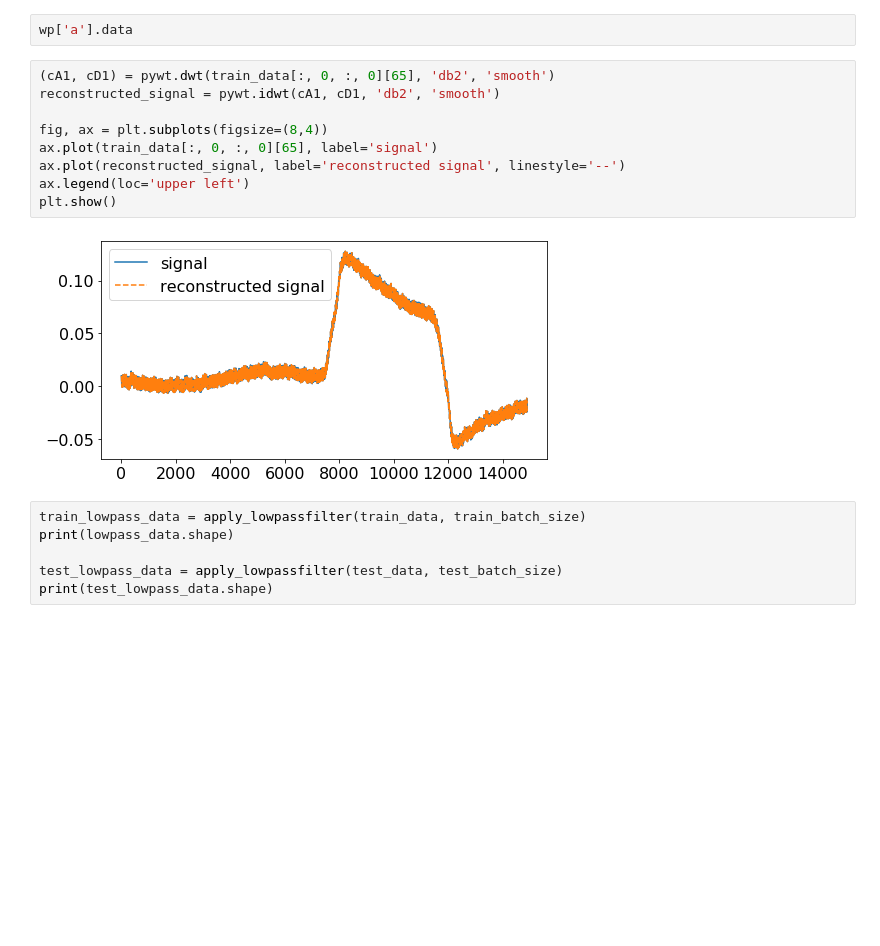
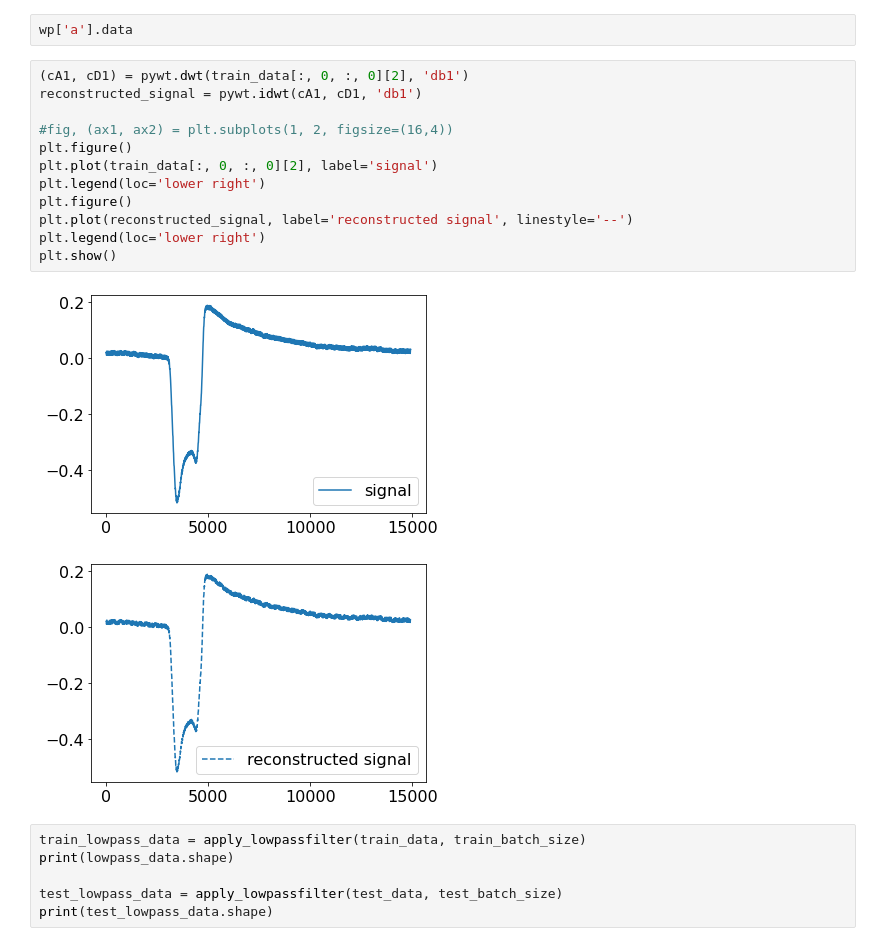
Before and after one commit to christian0101/Photovoltaics-Interactive-Tabletop, a Jupyter notebook: Code/Project.ipynb, the cells around one changed output. Drawn from its saved outputs; the diff is of its cells as text; blank space fills up the shorter version.

```diff
--- a/Code/Project.ipynb
+++ b/Code/Project.ipynb
@@ -826,16 +918,20 @@ wp.data.shape
 # %%
 wp['a'].data
 # %%
-(cA1, cD1) = pywt.dwt(train_data[:, 0, :, 0][65], 'db2', 'smooth')
-reconstructed_signal = pywt.idwt(cA1, cD1, 'db2', 'smooth')
+(cA1, cD1) = pywt.dwt(train_data[:, 0, :, 0][2], 'db1')
+reconstructed_signal = pywt.idwt(cA1, cD1, 'db1')
 
-fig, ax = plt.subplots(figsize=(8,4))
-ax.plot(train_data[:, 0, :, 0][65], label='signal')
-ax.plot(reconstructed_signal, label='reconstructed signal', linestyle='--')
-ax.legend(loc='upper left')
+#fig, (ax1, ax2) = plt.subplots(1, 2, figsize=(16,4))
+plt.figure()
+plt.plot(train_data[:, 0, :, 0][2], label='signal')
+plt.legend(loc='lower right')
+plt.figure()
+plt.plot(reconstructed_signal, label='reconstructed signal', linestyle='--')
+plt.legend(loc='lower right')
 plt.show()
 # %% [output]
-[figure, old version]
+[figure, new version]
+[figure, added]
 # %%
 train_lowpass_data = apply_lowpassfilter(train_data, train_batch_size)
 print(lowpass_data.shape)
```
Also changed, not shown: parts of 29 cells of this notebook, 13 other files.
